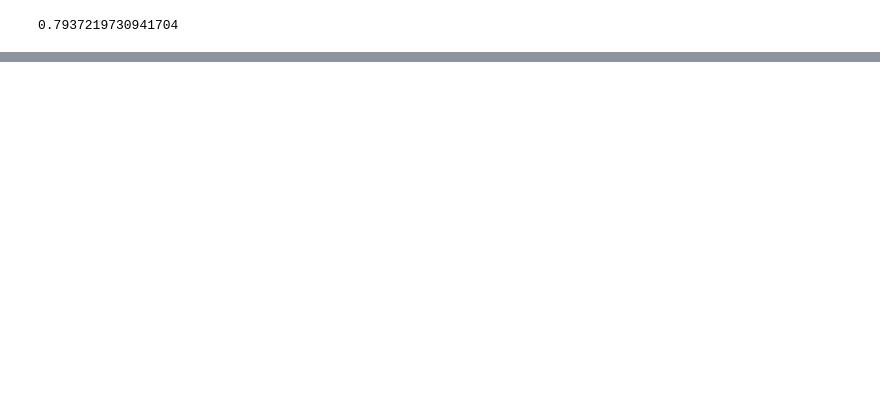
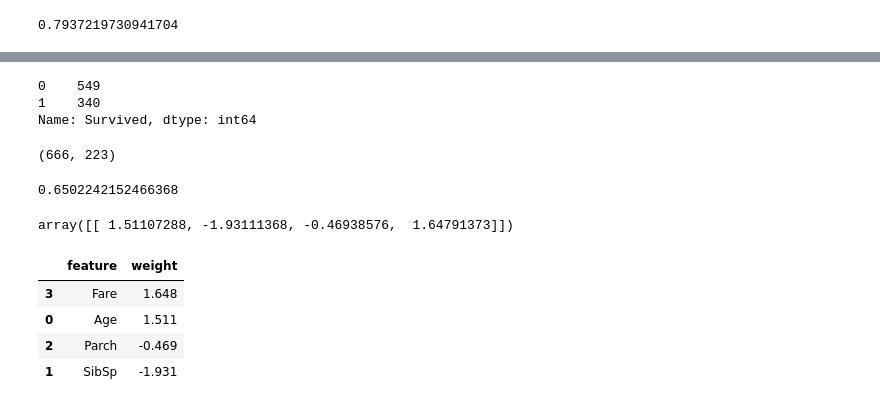
Before and after one commit to kyoungtaepark/he0722, a Jupyter notebook: f_07_Preprocessing_Example.ipynb, the cells around one changed output, grey strips where cells are left out. Saved outputs shown, nothing was run; the diff lists cells and outputs as text; code cells hidden in the pictures; blank space fills up the shorter version.

```diff
--- a/f_07_Preprocessing_Example.ipynb
+++ b/f_07_Preprocessing_Example.ipynb
@@ -518,0 +568,37 @@ model.score(X_test, y_test)
+# %%
+y = df.Survived
+y.value_counts()
+# %% [output]
+0    549
+1    340
+Name: Survived, dtype: int64
+# %%
+from sklearn.linear_model import SGDClassifier
+model = SGDClassifier()
+# %%
+from sklearn.model_selection import train_test_split
+X_train, X_test, y_train, y_test = train_test_split(X, y, random_state=19)
+# %%
+len(X_train), len(X_test)
+# %% [output]
+(666, 223)
+# %%
+model.fit(X_train, y_train)
+# 검증 데이터를 사용하여 모델의 성능을 본다 - score 함수는 정확도 (accuracy)를 알려준다
+model.score(X_test, y_test)
+# %% [output]
+0.6502242152466368
+# %%
+model.coef_
+# %% [output]
+array([[ 1.51107288, -1.93111368, -0.46938576,  1.64791373]])
+# %%
+result = pd.DataFrame({'feature':X.columns,'weight':model.coef_[0].round(3)})
+result.sort_values('weight', ascending=False, inplace=True)
+result
+# %% [output]
+|  | feature | weight |
+| 3 | Fare | 1.648 |
+| 0 | Age | 1.511 |
+| 2 | Parch | -0.469 |
+| 1 | SibSp | -1.931 |
```
Also changed, not shown: parts of 18 cells of this notebook.
